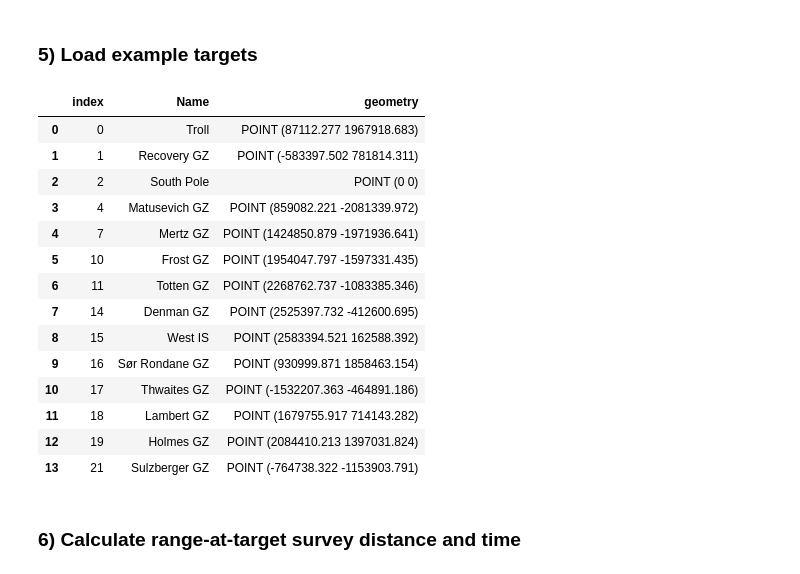
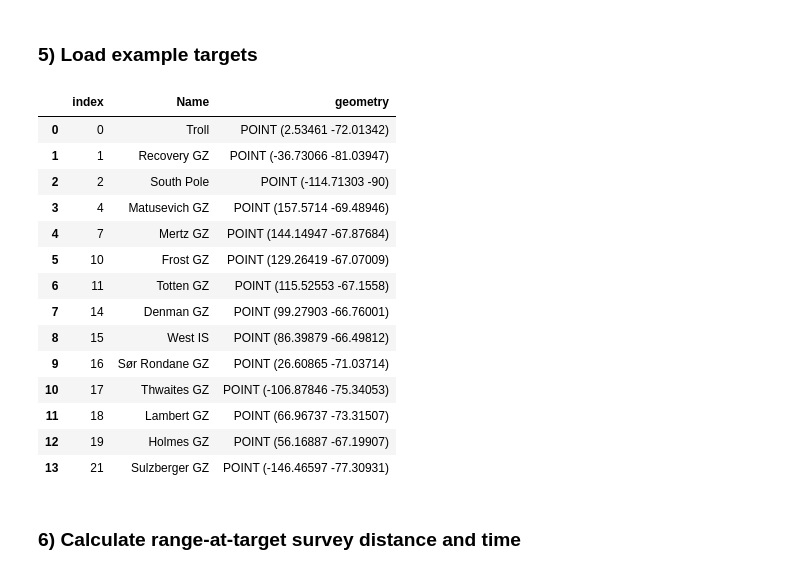
Before and after one commit to mstudinger/airborne_tool_suite, a Jupyter notebook: Python/B777/B777_range_Antarctica.ipynb, the cells around one changed output. Saved outputs shown, nothing was run; the diff lists cells and outputs as text; code cells hidden in the pictures.

```diff
--- a/Python/B777/B777_range_Antarctica.ipynb
+++ b/Python/B777/B777_range_Antarctica.ipynb
@@ -281,37 +274,37 @@ base_gdf
 # %%
 file_target = '2019_Antarctic_targets.kml'
 
 target_gdf = gpd.read_file(file_target,
                            columns=['Name', 'geometry'])
 target_gdf.geometry = target_gdf.geometry.force_2d() # remove z
 
 for target_to_remove in ['88S traverse center', 'Rennick GZ', 'Cook GZ', 'Ninnis GZ', 'Français GZ', 'Underwood GZ', 'Conger GZ', 'Dibble GZ']:
     target_gdf = target_gdf.drop(target_gdf[target_gdf['Name'] == target_to_remove].index)
 target_gdf.reset_index(inplace=True)
 
 num_target = len(target_gdf)
 
 target_gdf_proj = target_gdf.copy()
 target_gdf_proj = target_gdf.to_crs(epsg=3031)
 
 target_gdf
-target_gdf_proj
+# target_gdf_proj
 # %% [output]
 |  | index | Name | geometry |
-| 0 | 0 | Troll | POINT (87112.277 1967918.683) |
-| 1 | 1 | Recovery GZ | POINT (-583397.502 781814.311) |
-| 2 | 2 | South Pole | POINT (0 0) |
-| 3 | 4 | Matusevich GZ | POINT (859082.221 -2081339.972) |
-| 4 | 7 | Mertz GZ | POINT (1424850.879 -1971936.641) |
-| 5 | 10 | Frost GZ | POINT (1954047.797 -1597331.435) |
-| 6 | 11 | Totten GZ | POINT (2268762.737 -1083385.346) |
-| 7 | 14 | Denman GZ | POINT (2525397.732 -412600.695) |
-| 8 | 15 | West IS | POINT (2583394.521 162588.392) |
-| 9 | 16 | Sør Rondane GZ | POINT (930999.871 1858463.154) |
-| 10 | 17 | Thwaites GZ | POINT (-1532207.363 -464891.186) |
-| 11 | 18 | Lambert GZ | POINT (1679755.917 714143.282) |
-| 12 | 19 | Holmes GZ | POINT (2084410.213 1397031.824) |
-| 13 | 21 | Sulzberger GZ | POINT (-764738.322 -1153903.791) |
+| 0 | 0 | Troll | POINT (2.53461 -72.01342) |
+| 1 | 1 | Recovery GZ | POINT (-36.73066 -81.03947) |
+| 2 | 2 | South Pole | POINT (-114.71303 -90) |
+| 3 | 4 | Matusevich GZ | POINT (157.5714 -69.48946) |
+| 4 | 7 | Mertz GZ | POINT (144.14947 -67.87684) |
+| 5 | 10 | Frost GZ | POINT (129.26419 -67.07009) |
+| 6 | 11 | Totten GZ | POINT (115.52553 -67.1558) |
+| 7 | 14 | Denman GZ | POINT (99.27903 -66.76001) |
+| 8 | 15 | West IS | POINT (86.39879 -66.49812) |
+| 9 | 16 | Sør Rondane GZ | POINT (26.60865 -71.03714) |
+| 10 | 17 | Thwaites GZ | POINT (-106.87846 -75.34053) |
+| 11 | 18 | Lambert GZ | POINT (66.96737 -73.31507) |
+| 12 | 19 | Holmes GZ | POINT (56.16887 -67.19907) |
+| 13 | 21 | Sulzberger GZ | POINT (-146.46597 -77.30931) |
 # %% [markdown]
 ### 6) Calculate range-at-target survey distance and time
 # %%
```
Also changed, not shown: parts of 7 cells of this notebook.
